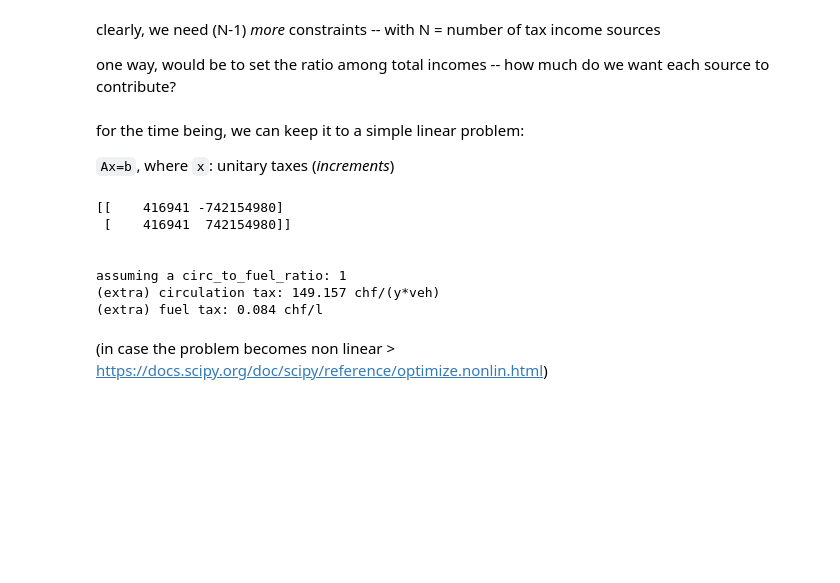
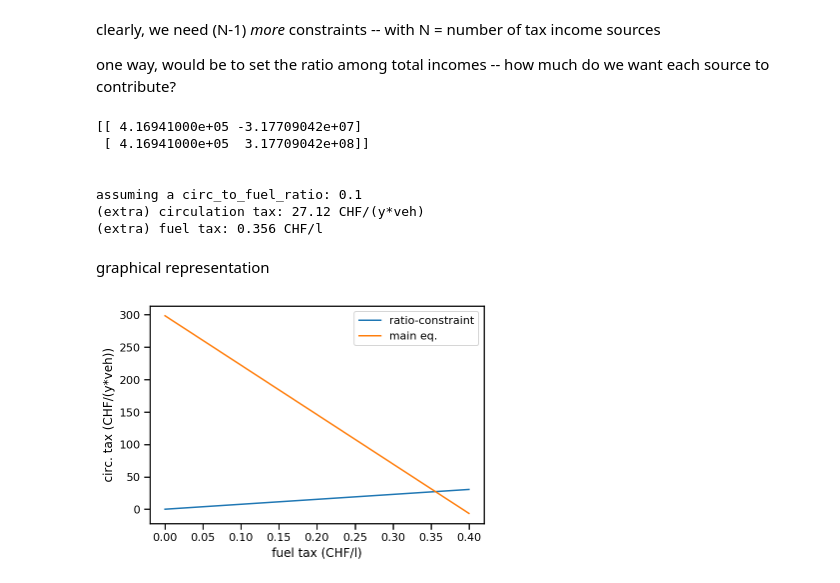
Before and after one commit to ggrrll/carbon_tax_proposal, a Jupyter notebook: main_notebook.ipynb, the cells around one changed output. Drawn from its saved outputs; the diff is of its cells as text; code cells hidden in the pictures; blank space fills up the shorter version.

Commit message:
little text fix  // add graphical rep of linear system

```diff
--- a/main_notebook.ipynb
+++ b/main_notebook.ipynb
@@ -107,0 +110,2 @@ litres_car_year = 5 * 356 #??? # just to get some Numbers > find stats!
+# %%
+litres_km = 0.06 # to play safe, we consider 6 l/100km -- better to underestimate incomes, than over- :D
@@ -124,36 +137,46 @@ def circ_tax_tot(circ_tax):
 clearly, we need (N-1) _more_ constraints -- with N = number of tax income sources
 
 one way, would be to set the ratio among total incomes -- how much do we want each source to contribute?
-# %% [markdown]
-for the time being, we can keep it to a simple linear problem:
-
-`Ax=b`, where
-`x`: unitary taxes (_increments_)
 # %%
-circ_to_fuel_ratio = 1  # just a N for now
+circ_to_fuel_ratio = 0.1  # just a N for now
 
-# circ_tax_tot(circ_tax) - circ_to_fuel_ratio * fuel_tax_tot(fuel_tax)  = 0 ## in case of non-linearity
-
-b = np.array([0, eca_basic_tot + serafe_tot])
+total_paybacks = eca_basic_tot + serafe_tot
+b = np.array([0, total_paybacks])
 
 coeff_matrix = np.array(
-    [[n_cars_vaud, -circ_to_fuel_ratio * litres_car_year * n_cars_vaud],
-     [n_cars_vaud, litres_car_year * n_cars_vaud]])
+    [[n_cars_vaud, -circ_to_fuel_ratio * litres_km * km_per_vehicle * n_cars_vaud],
+     [n_cars_vaud, litres_km * km_per_vehicle * n_cars_vaud]])
 print(coeff_matrix)
 
 circ_tax, fuel_tax = np.linalg.solve(coeff_matrix, b)
 
-
 print('\n\nassuming a circ_to_fuel_ratio:', circ_to_fuel_ratio)
-print('(extra) circulation tax:', np.round(circ_tax, 3), 'chf/(y*veh)')
-print('(extra) fuel tax:', np.round(fuel_tax, 3), 'chf/l')
+print('(extra) circulation tax:', np.round(circ_tax, 3), 'CHF/(y*veh)')
+print('(extra) fuel tax:', np.round(fuel_tax, 3), 'CHF/l')
 # %% [output]
-[[    416941 -742154980]
- [    416941  742154980]]
+[[ 4.16941000e+05 -3.17709042e+07]
+ [ 4.16941000e+05  3.17709042e+08]]
 
 
-assuming a circ_to_fuel_ratio: 1
-(extra) circulation tax: 149.157 chf/(y*veh)
-(extra) fuel tax: 0.084 chf/l
+assuming a circ_to_fuel_ratio: 0.1
+(extra) circulation tax: 27.12 CHF/(y*veh)
+(extra) fuel tax: 0.356 CHF/l
-# %% [markdown]
-(in case the problem becomes non linear > https://docs.scipy.org/doc/scipy/reference/optimize.nonlin.html)
+# %% [markdown]
+graphical representation
+# %%
+def ratio_eq(fuel_tax):
+    return (b[0] - coeff_matrix[0, 1] * fuel_tax) / coeff_matrix[0,0]
+
+def main_eq(fuel_tax):
+    return (b[1] - coeff_matrix[1, 1] * fuel_tax) / coeff_matrix[1,0]
+# %%
+x_fuel_tax = np.linspace(0, 0.4)
+
+plt.plot(x_fuel_tax, ratio_eq(x_fuel_tax), label='ratio-constraint')
+plt.plot(x_fuel_tax, main_eq(x_fuel_tax), label='main eq.')
+plt.legend()
+
+plt.xlabel('fuel tax (CHF/l)')
+plt.ylabel('circ. tax (CHF/(y*veh))');
+# %% [output]
+[figure, added]
```
Also changed, not shown: parts of 12 cells of this notebook.
